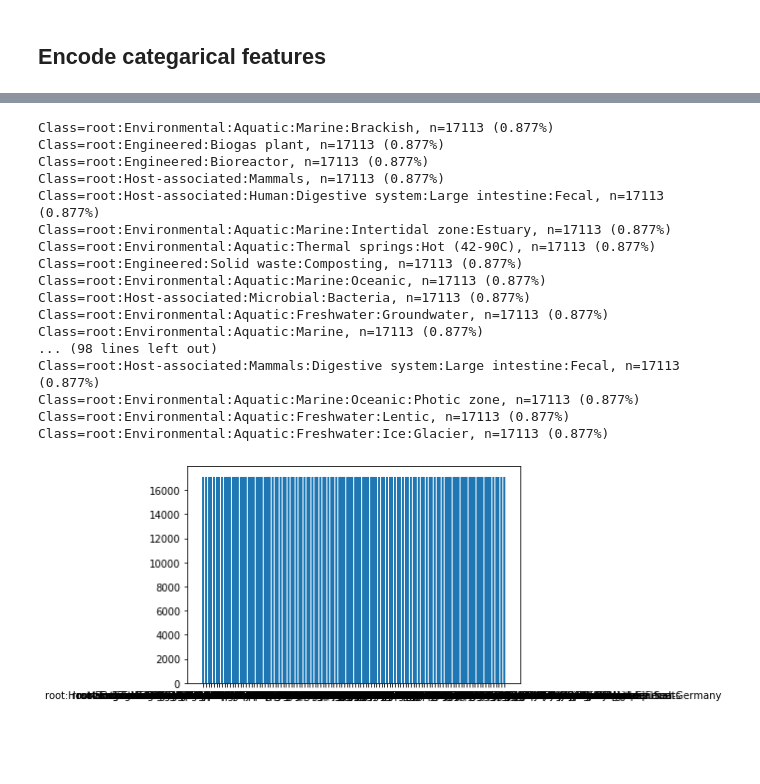
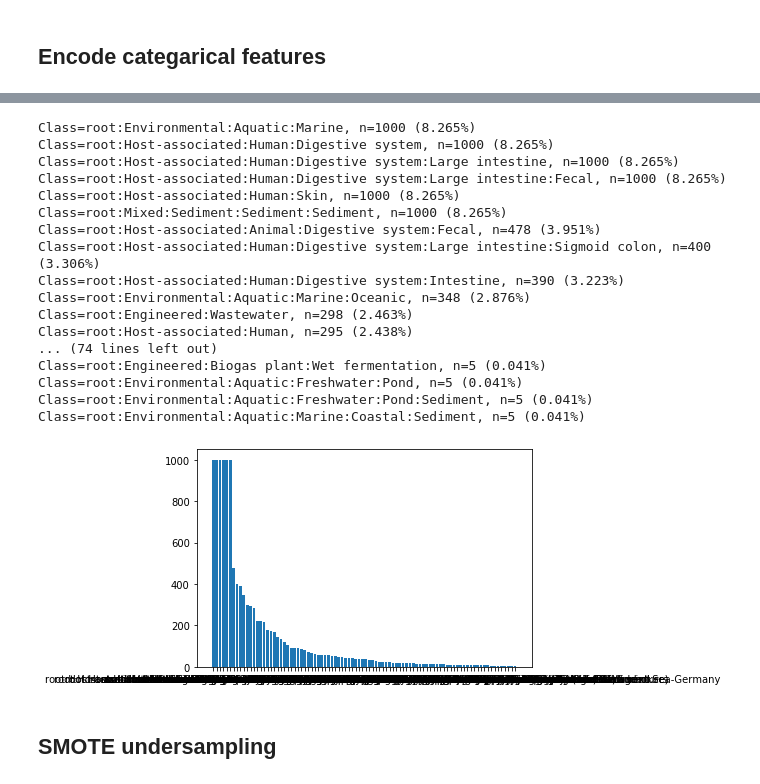
Before and after one commit to Yzm1234/KE, a Jupyter notebook: GO/data_processing/dataset_balancing.ipynb, the cells around one changed output, grey strips where cells are left out. Saved outputs shown, nothing was run; the diff lists cells and outputs as text; code cells hidden in the pictures; blank space fills up the shorter version.

```diff
--- a/GO/data_processing/dataset_balancing.ipynb
+++ b/GO/data_processing/dataset_balancing.ipynb
@@ -117,6 +93,8 @@ set(X_droped['version'])
 # %%
 %%time
-encoder= ce.OrdinalEncoder()
+encoder= ce.OrdinalEncoder(mapping=[
+{'col': 'exptype', 'mapping': {'assembly': 0, 'metagenomic': 1}}
+])
 X_encoded = encoder.fit_transform(X_droped)
 X_encoded
 # %% [output]
@@ -156,0 +118,14 @@ Wall time: 6min 12s
+# %%
+## build the sampling_strategy argument dictionary
+sampling_strategy_dict = {
+                          "root:Host-associated:Human:Digestive system:Large intestine:Fecal": 1000,
+                          "root:Host-associated:Human:Digestive system": 1000,
+                          "root:Host-associated:Human:Skin":1000,
+                          "root:Mixed:Sediment:Sediment:Sediment":1000,
+                          "root:Environmental:Aquatic:Marine":1000,
+                          "root:Host-associated:Human:Digestive system:Large intestine":1000
+                        }
+# %%
+%%time
+under_sampler = RandomUnderSampler(sampling_strategy=sampling_strategy_dict)
+X_undersampled, y_undersampled = under_sampler.fit_resample(X_encoded, y_droped)
@@ -157,28 +135,30 @@ Wall time: 6min 12s
 # %%
-counter_balanced = Counter(y_balanced).most_common()
-for k,v in counter_balanced:
-    per = v / len(y_balanced) * 100
+counter_undersampled = Counter(y_undersampled).most_common()
+for k,v in counter_undersampled:
+    per = v / len(y_undersampled) * 100
     print('Class=%s, n=%d (%.3f%%)' % (k, v, per))
 # %% [output]
-Class=root:Environmental:Aquatic:Marine:Brackish, n=17113 (0.877%)
-Class=root:Engineered:Biogas plant, n=17113 (0.877%)
-Class=root:Engineered:Bioreactor, n=17113 (0.877%)
-Class=root:Host-associated:Mammals, n=17113 (0.877%)
-Class=root:Host-associated:Human:Digestive system:Large intestine:Fecal, n=17113 (0.877%)
-Class=root:Environmental:Aquatic:Marine:Intertidal zone:Estuary, n=17113 (0.877%)
-Class=root:Environmental:Aquatic:Thermal springs:Hot (42-90C), n=17113 (0.877%)
-Class=root:Engineered:Solid waste:Composting, n=17113 (0.877%)
-Class=root:Environmental:Aquatic:Marine:Oceanic, n=17113 (0.877%)
-Class=root:Host-associated:Microbial:Bacteria, n=17113 (0.877%)
-Class=root:Environmental:Aquatic:Freshwater:Groundwater, n=17113 (0.877%)
-Class=root:Environmental:Aquatic:Marine, n=17113 (0.877%)
-... (98 lines left out)
-Class=root:Host-associated:Mammals:Digestive system:Large intestine:Fecal, n=17113 (0.877%)
-Class=root:Environmental:Aquatic:Marine:Oceanic:Photic zone, n=17113 (0.877%)
-Class=root:Environmental:Aquatic:Freshwater:Lentic, n=17113 (0.877%)
-Class=root:Environmental:Aquatic:Freshwater:Ice:Glacier, n=17113 (0.877%)
+Class=root:Environmental:Aquatic:Marine, n=1000 (8.265%)
+Class=root:Host-associated:Human:Digestive system, n=1000 (8.265%)
+Class=root:Host-associated:Human:Digestive system:Large intestine, n=1000 (8.265%)
+Class=root:Host-associated:Human:Digestive system:Large intestine:Fecal, n=1000 (8.265%)
+Class=root:Host-associated:Human:Skin, n=1000 (8.265%)
+Class=root:Mixed:Sediment:Sediment:Sediment, n=1000 (8.265%)
+Class=root:Host-associated:Animal:Digestive system:Fecal, n=478 (3.951%)
+Class=root:Host-associated:Human:Digestive system:Large intestine:Sigmoid colon, n=400 (3.306%)
+Class=root:Host-associated:Human:Digestive system:Intestine, n=390 (3.223%)
+Class=root:Environmental:Aquatic:Marine:Oceanic, n=348 (2.876%)
+Class=root:Engineered:Wastewater, n=298 (2.463%)
+Class=root:Host-associated:Human, n=295 (2.438%)
+... (74 lines left out)
+Class=root:Engineered:Biogas plant:Wet fermentation, n=5 (0.041%)
+Class=root:Environmental:Aquatic:Freshwater:Pond, n=5 (0.041%)
+Class=root:Environmental:Aquatic:Freshwater:Pond:Sediment, n=5 (0.041%)
+Class=root:Environmental:Aquatic:Marine:Coastal:Sediment, n=5 (0.041%)
 # %%
-pyplot.bar(dict(counter_balanced).keys(), dict(counter_balanced).values())
+pyplot.bar(dict(counter_undersampled).keys(), dict(counter_undersampled).values())
 pyplot.show()
 # %% [output]
-[figure, old version]
+[figure, new version]
+# %% [markdown]
+## SMOTE undersampling
```
Also changed, not shown: parts of 27 cells of this notebook.
